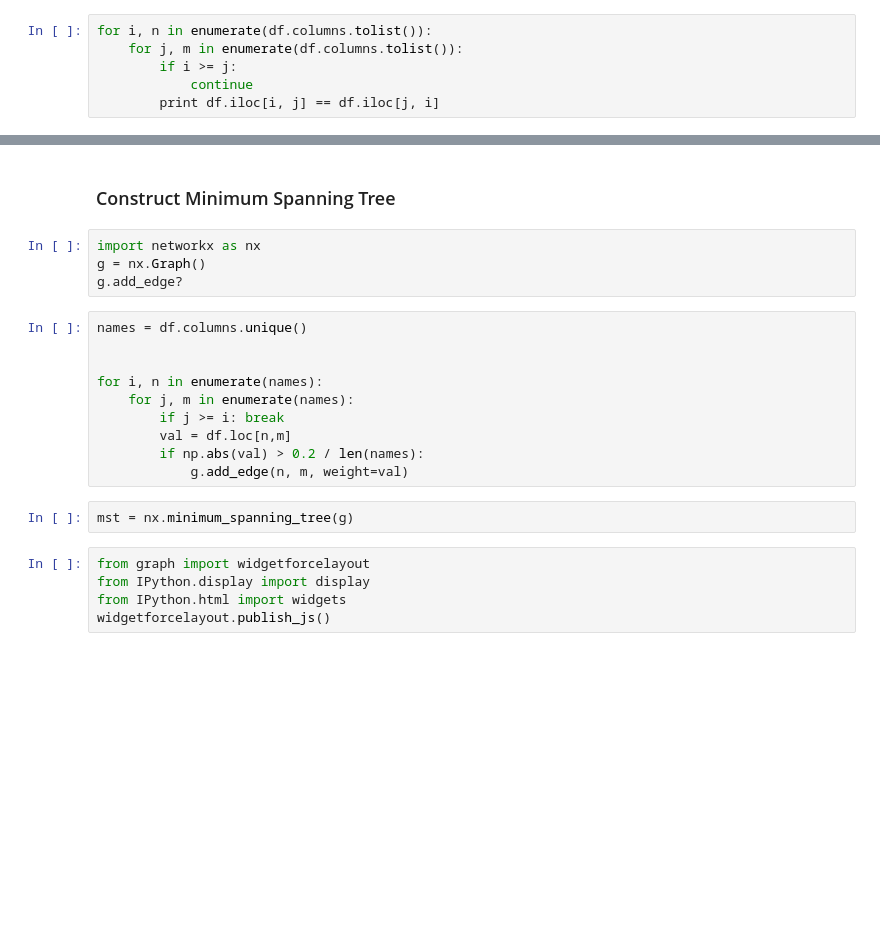
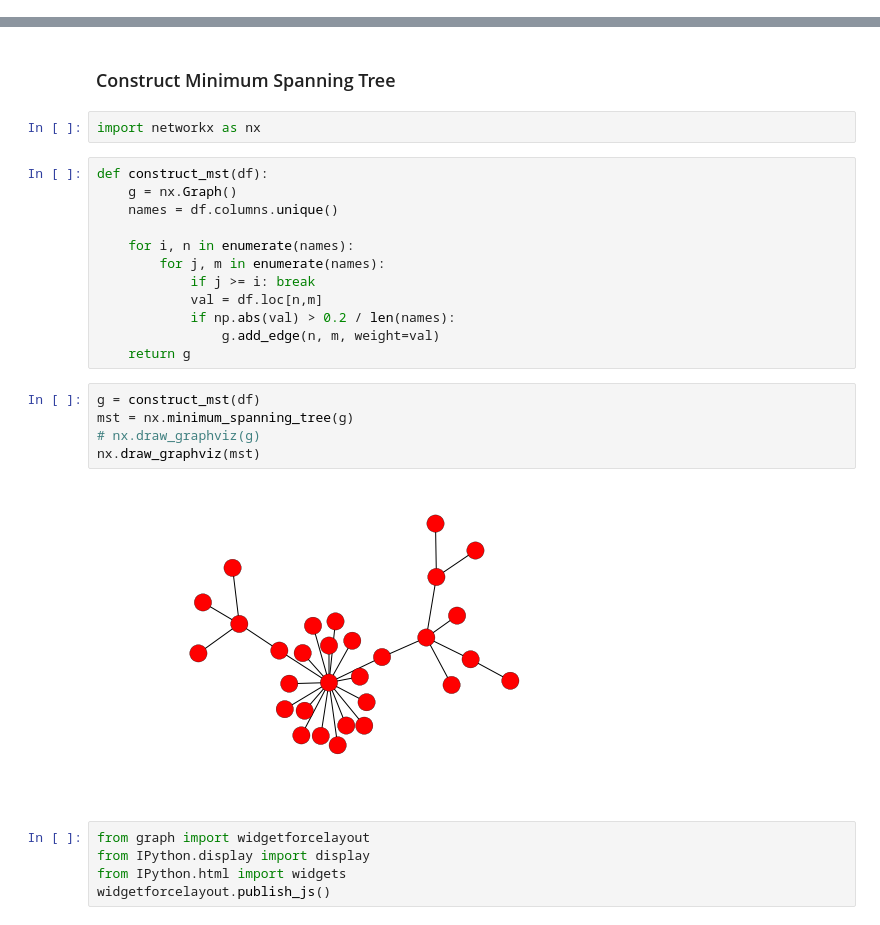
Before and after one commit to mvaz/PyData2014-Berlin, a Jupyter notebook: DAX30 Network.ipynb, the cells around one changed output, grey strips where cells are left out. Drawn from its saved outputs; the diff is of its cells as text; blank space fills up the shorter version.

```diff
--- a/DAX30 Network.ipynb
+++ b/DAX30 Network.ipynb
@@ -102,6 +99,0 @@ source, names = to_data_source(df)
-# %%
-for i, n in enumerate(df.columns.tolist()):
-    for j, m in enumerate(df.columns.tolist()):
-        if i >= j:
-            continue
-        print df.iloc[i, j] == df.iloc[j, i]
@@ -155,20 +131,25 @@ show()
 ### Construct Minimum Spanning Tree
 # %%
 import networkx as nx
-g = nx.Graph()
-g.add_edge?
 # %%
-names = df.columns.unique()
+def construct_mst(df):
+    g = nx.Graph()
+    names = df.columns.unique()
 
-
-for i, n in enumerate(names):
-    for j, m in enumerate(names):
-        if j >= i: break
-        val = df.loc[n,m]
-        if np.abs(val) > 0.2 / len(names):
-            g.add_edge(n, m, weight=val)
+    for i, n in enumerate(names):
+        for j, m in enumerate(names):
+            if j >= i: break
+            val = df.loc[n,m]
+            if np.abs(val) > 0.2 / len(names):
+                g.add_edge(n, m, weight=val)
+    return g
-# %%
-mst = nx.minimum_spanning_tree(g)
+# %%
+g = construct_mst(df)
+mst = nx.minimum_spanning_tree(g)
+# nx.draw_graphviz(g)
+nx.draw_graphviz(mst)
+# %% [output]
+[figure, added]
 # %%
 from graph import widgetforcelayout
 from IPython.display import display
```
Also changed, not shown: parts of 17 cells of this notebook, 1 other file.
